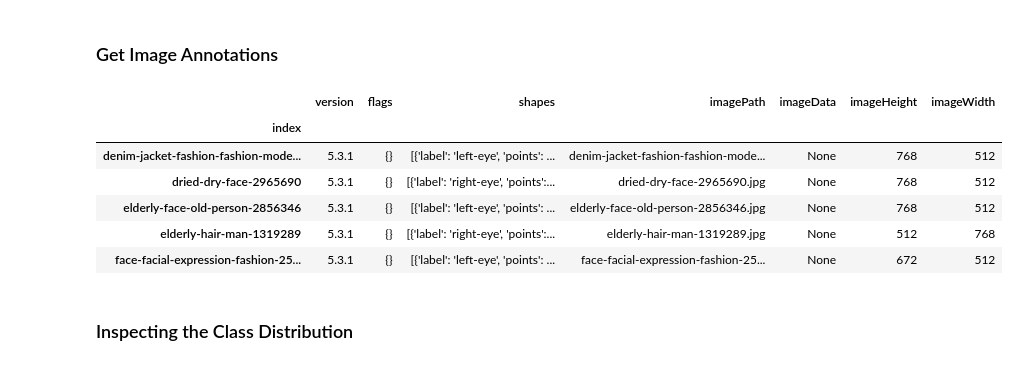
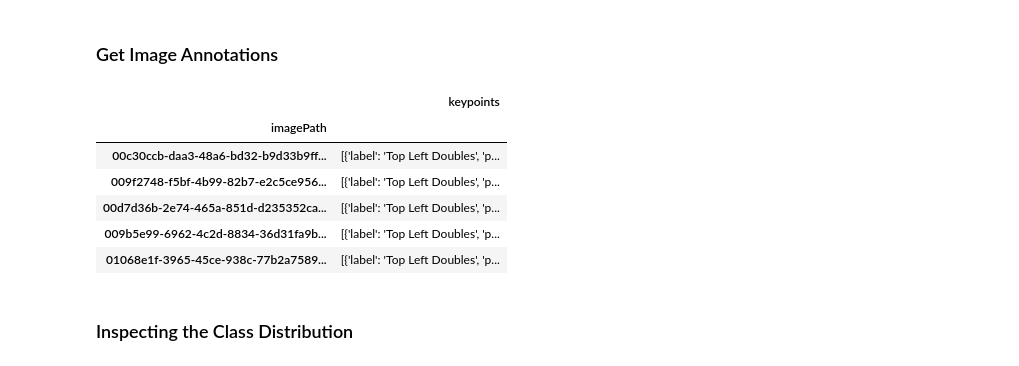
Before and after one commit to ryaposov/keypoint-rcnn-test, a Jupyter notebook: notebooks/pytorch-keypoint-r-cnn-training-labelme.ipynb, the cells around one changed output. Drawn from its saved outputs; the diff is of its cells as text; code cells hidden in the pictures.

```diff
--- a/notebooks/pytorch-keypoint-r-cnn-training-labelme.ipynb
+++ b/notebooks/pytorch-keypoint-r-cnn-training-labelme.ipynb
@@ -104,6 +104,7 @@ project_dir = Path(f"./{project_name}/")
 # Create the project directory if it does not already exist
 project_dir.mkdir(parents=True, exist_ok=True)
 
+dist_dir = Path("./Datasets/")
 # Define path to store datasets
 dataset_dir = Path("./Datasets/")
 # Create the dataset directory if it does not exist
@@ -201,32 +206,56 @@ Number of Images: 200
 # %% [markdown]
 ### Get Image Annotations
 # %%
-# Get a list of JSON files in the dataset
-annotation_file_paths = list(dataset_path.glob('*.json'))
+# Path to the dataset and the annotations file
+annotations_file = dist_dir / "label-studio-export.json"
 
-# Create a generator that yields Pandas DataFrames containing the data from each JSON file
-cls_dataframes = (pd.read_json(f, orient='index').transpose() for f in tqdm(annotation_file_paths))
+# Load the annotations file
+with open(annotations_file, 'r') as f:
+    data = json.load(f)
 
-# Concatenate the DataFrames into a single DataFrame
-annotation_df = pd.concat(cls_dataframes, ignore_index=False)
+# Extract annotations into a list of dictionaries
+annotations_list = []
+for item in tqdm(data, desc="Parsing annotations"):
+    results = item.get('annotations')[0].get('result')
 
-# Assign the image file name as the index for each row
-annotation_df['index'] = annotation_df.apply(lambda row: row['imagePath'].split('.')[0], axis=1)
-annotation_df = annotation_df.set_index('index')
+    for result in results:
+        # Extract keypoint and coordinates
+        value = result.get('value', {})
+        annotation = {
+            'imagePath': Path(item.get('data').get('url')).stem,
+            'keypoint': {
+                'label': value.get('keypointlabels')[0],
+                'points': [[value.get('x'), value.get('y')]],
+                'x': value.get('x'),
+                'y': value.get('y')
+            }
+        }
+        annotations_list.append(annotation)
 
-# Keep only the rows that correspond to the filenames in the 'img_dict' dictionary
+# Convert the annotations into a DataFrame
+annotation_df = pd.DataFrame(annotations_list)
+
+# Group keypoints by image and aggregate into a list
+annotation_df = annotation_df.groupby('imagePath').agg(
+    keypoints=('keypoint', list)
+).reset_index()
+
+# Set the index to the image file name
+annotation_df = annotation_df.set_index('imagePath')
+
+# Filter to only include filenames in 'img_dict'
 annotation_df = annotation_df.loc[list(img_dict.keys())]
 
-# Print the first 5 rows of the DataFrame
+# Print the first 5 rows of the aggregated DataFrame
 annotation_df.head()
 # %% [output]
-|  | version | flags | shapes | imagePath | imageData | imageHeight | imageWidth |
-| index |  |  |  |  |  |  |  |
-| denim-jacket-fashion-fashion-mode... | 5.3.1 | {} | [{'label': 'left-eye', 'points': ... | denim-jacket-fashion-fashion-mode... | None | 768 | 512 |
-| dried-dry-face-2965690 | 5.3.1 | {} | [{'label': 'right-eye', 'points':... | dried-dry-face-2965690.jpg | None | 768 | 512 |
-| elderly-face-old-person-2856346 | 5.3.1 | {} | [{'label': 'left-eye', 'points': ... | elderly-face-old-person-2856346.jpg | None | 768 | 512 |
-| elderly-hair-man-1319289 | 5.3.1 | {} | [{'label': 'right-eye', 'points':... | elderly-hair-man-1319289.jpg | None | 512 | 768 |
-| face-facial-expression-fashion-25... | 5.3.1 | {} | [{'label': 'left-eye', 'points': ... | face-facial-expression-fashion-25... | None | 672 | 512 |
+|  | keypoints |
+| imagePath |  |
+| 00c30ccb-daa3-48a6-bd32-b9d33b9ff... | [{'label': 'Top Left Doubles', 'p... |
+| 009f2748-f5bf-4b99-82b7-e2c5ce956... | [{'label': 'Top Left Doubles', 'p... |
+| 00d7d36b-2e74-465a-851d-d235352ca... | [{'label': 'Top Left Doubles', 'p... |
+| 009b5e99-6962-4c2d-8834-36d31fa9b... | [{'label': 'Top Left Doubles', 'p... |
+| 01068e1f-3965-45ce-938c-77b2a7589... | [{'label': 'Top Left Doubles', 'p... |
 # %% [markdown]
 ### Inspecting the Class Distribution
 # %% [markdown]
```
Also changed, not shown: parts of 20 cells of this notebook.
